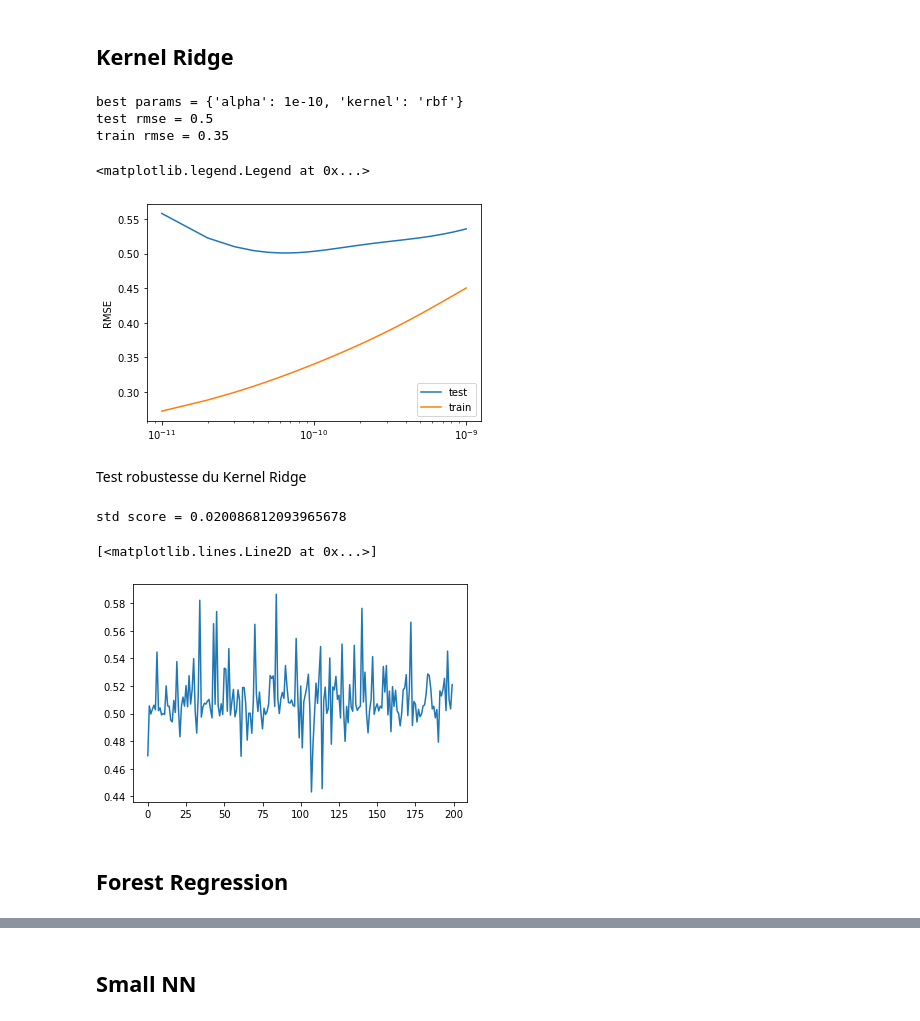
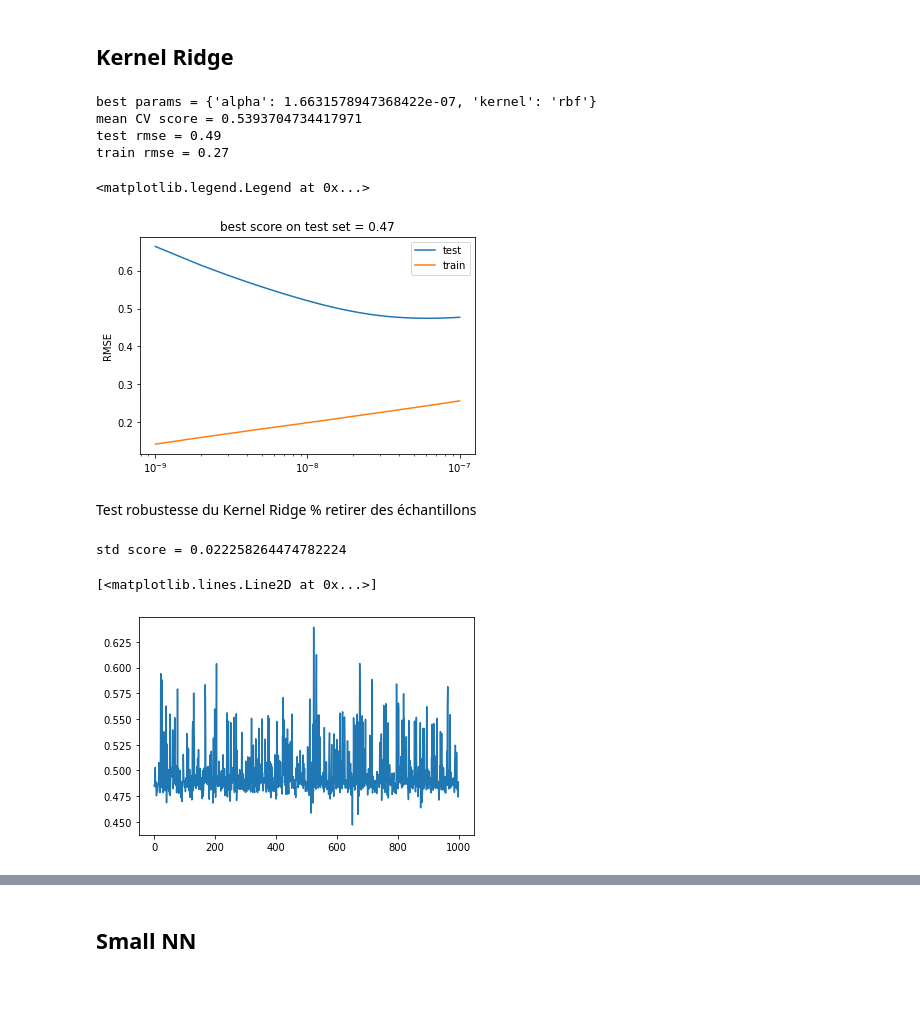
Before and after one commit to rinkelp/tecator, a Jupyter notebook: Analysis.ipynb, the cells around one changed output, grey strips where cells are left out. Saved outputs shown, nothing was run; the diff lists cells and outputs as text; code cells hidden in the pictures; blank space fills up the shorter version.

```diff
--- a/Analysis.ipynb
+++ b/Analysis.ipynb
@@ -692,10 +777,13 @@ X_test = X_test_fft
 # %%
-parameters_GS = {'alpha':np.linspace(1e-6,1e-4,20)}
-GS = GridSearchCV(GaussianProcessRegressor(), parameters_GS, scoring = 'neg_root_mean_squared_error')
+parameters_GS = {'alpha':np.linspace(1e-7,1e-5,20)}
+GS = GridSearchCV(GaussianProcessRegressor(), parameters_GS, scoring = 'neg_root_mean_squared_error', cv = 100)
+# Notons que choisir un nombre de splits plus grand pour la cross-validation donne un meilleur score
+# Si on veut le meilleur score en CV, il faut bien sûr avoir le nombre de splits maximum !
 
 GS.fit(X_train, Y_train)
 
 print(f'best params = {GS.best_params_}')
+print('mean CV score = {}'.format(-GS.cv_results_['mean_test_score'].mean()))
 
 model = GaussianProcessRegressor(**GS.best_params_)
 
@@ -712,0 +802,2 @@ train rmse = 0.58
+# %%
+y_pred_test = model.predict(X_test, return_std = True)
@@ -712,0 +813,22 @@ train rmse = 0.58
+# %%
+scores_test = []
+scores_train = []
+alphas = np.linspace(1e-7,1e-5,100)
+
+for a in alphas:
+    model = GaussianProcessRegressor(alpha = a)
+    model.fit(X_train, Y_train)
+
+    y_pred_test = model.predict(X_test)
+    y_pred_train = model.predict(X_train)
+
+    scores_test.append(RMSE(y_pred_test, Y_test))
+    scores_train.append(RMSE(y_pred_train, Y_train))
+
+plt.plot(alphas, scores_test, label='test')
+plt.plot(alphas, scores_train, label='train')
+best_alpha = alphas[np.argmin(scores_test)]
+plt.title(f'best score on test set = {np.round(min(scores_test),2)}  best alpha = {best_alpha}')
+plt.xscale('log')
+plt.ylabel('RMSE')
+plt.legend()
@@ -787,11 +917,12 @@ X_test = X_test_fft
 # %%
-parameters_GS = {'kernel':['linear','rbf', 'polynomial'],'alpha':np.linspace(1e-10,1e-7,20)}
-GS = GridSearchCV(KernelRidge(), parameters_GS, scoring = 'neg_root_mean_squared_error')
-
+parameters_GS = {'kernel':['linear','rbf', 'polynomial'],'alpha':np.linspace(1e-8,1e-6,20)}
+GS = GridSearchCV(KernelRidge(), parameters_GS, scoring = 'neg_root_mean_squared_error', cv=100)
+# Attention ! dataset petit -> la cross-validation est très sensible au nombres de splits.
 
 GS.fit(X_train, Y_train)
 
 print(f'best params = {GS.best_params_}')
+print('mean CV score = {}'.format(-GS.cv_results_['mean_test_score'].mean()))
 
 model = KernelRidge(**GS.best_params_)
 
@@ -801,40 +932,46 @@ y_pred_test = model.predict(X_test)
 y_pred_train = model.predict(X_train)
 
 print(f'test rmse = {np.round(RMSE(y_pred_test, Y_test),2)}')
+
 print(f'train rmse = {np.round(RMSE(y_pred_train, Y_train),2)}')
 # %% [output]
-best params = {'alpha': 1e-10, 'kernel': 'rbf'}
-test rmse = 0.5
-train rmse = 0.35
+best params = {'alpha': 1.6631578947368422e-07, 'kernel': 'rbf'}
+mean CV score = 0.5393704734417971
+test rmse = 0.49
+train rmse = 0.27
 # %%
 scores_test = []
 scores_train = []
-alphas = np.linspace(1e-11,1e-9,100)
+alphas = np.linspace(1e-9,1e-7,100)
 
 for a in alphas:
-    model = KernelRidge(alpha = a, kernel = 'polynomial')
+    model = KernelRidge(alpha = a, kernel = 'rbf')
     model.fit(X_train, Y_train)
 
     y_pred_test = model.predict(X_test)
     y_pred_train = model.predict(X_train)
 
     scores_test.append(RMSE(y_pred_test, Y_test))
     scores_train.append(RMSE(y_pred_train, Y_train))
 
 plt.plot(alphas, scores_test, label='test')
 plt.plot(alphas, scores_train, label='train')
+plt.title(f'best score on test set = {np.round(min(scores_test),2)}')
+
 plt.xscale('log')
 plt.ylabel('RMSE')
 plt.legend()
 # %% [output]
 <matplotlib.legend.Legend at 0x...>
-[figure, old version]
+[figure, new version]
 # %% [markdown]
-Test robustesse du Kernel Ridge
+Test robustesse du Kernel Ridge % retirer des échantillons
 # %%
-n_splits = 200
+n_splits = 1000
 # training sets with 5 sample removed each time
 rs = ShuffleSplit(n_splits=n_splits, test_size=5)
+# rs = ShuffleSplit(n_splits=n_splits)
+
 
 rs.get_n_splits(X_train)
 
@@ -855,8 +992,6 @@ for i in range(n_splits):
 print(f'std score = {np.std(score)}')
 plt.plot(score)
 # %% [output]
-std score = 0.020086812093965678
+std score = 0.022258264474782224
 [<matplotlib.lines.Line2D at 0x...>]
-[figure, old version]
+[figure, new version]
-# %% [markdown]
-## Forest Regression
```
Also changed, not shown: parts of 133 cells of this notebook.
